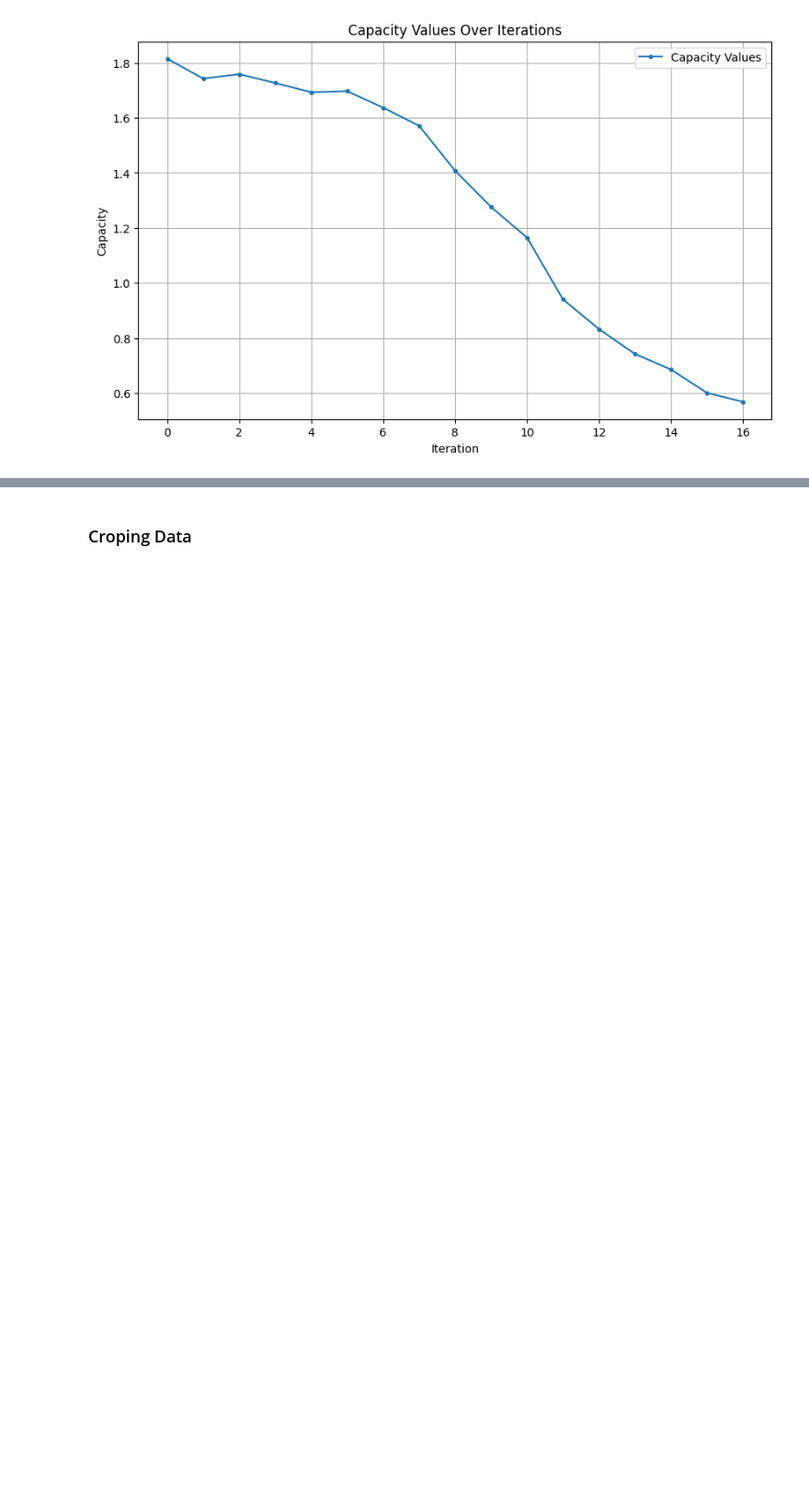
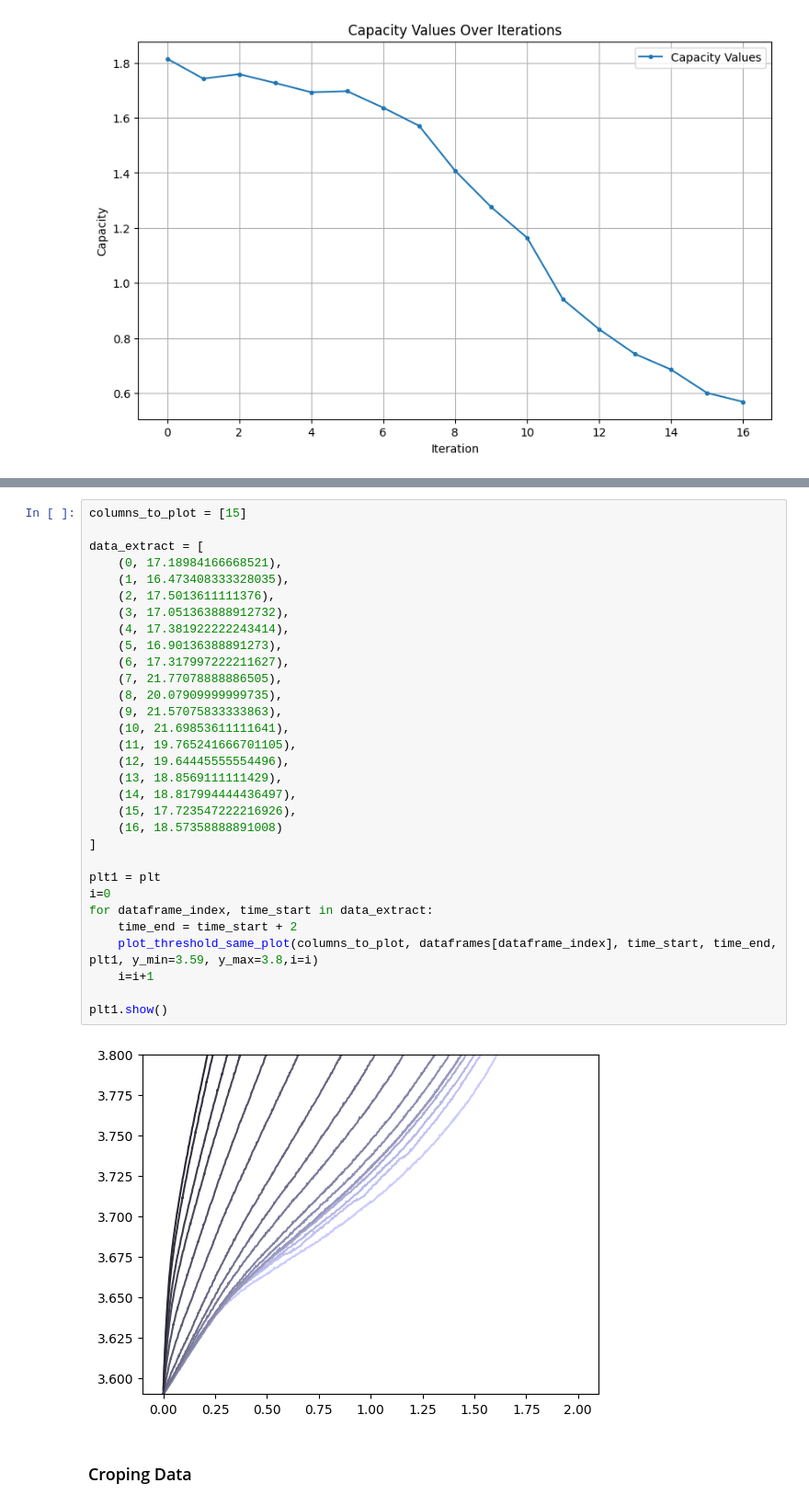
Before and after one commit to umerghafoor/battery-degradation-trajectory-prediction, a Jupyter notebook: lifetimedataExtraction.ipynb, the cells around one changed output, grey strips where cells are left out. Shown at 92% size. Drawn from its saved outputs; the diff is of its cells as text; blank space fills up the shorter version.

```diff
--- a/lifetimedataExtraction.ipynb
+++ b/lifetimedataExtraction.ipynb
@@ -269,3 +236,36 @@ plt.show()
+# %%
+columns_to_plot = [15]
+
+data_extract = [
+    (0, 17.18984166668521),
+    (1, 16.473408333328035),
+    (2, 17.5013611111376),
+    (3, 17.051363888912732),
+    (4, 17.381922222243414),
+    (5, 16.90136388891273),
+    (6, 17.317997222211627),
+    (7, 21.77078888886505),
+    (8, 20.07909999999735),
+    (9, 21.57075833333863),
+    (10, 21.69853611111641),
+    (11, 19.765241666701105),
+    (12, 19.64445555554496),
+    (13, 18.8569111111429),
+    (14, 18.817994444436497),
+    (15, 17.723547222216926),
+    (16, 18.57358888891008)
+]
+
+plt1 = plt
+i=0
+for dataframe_index, time_start in data_extract:
+    time_end = time_start + 2
+    plot_threshold_same_plot(columns_to_plot, dataframes[dataframe_index], time_start, time_end, plt1, y_min=3.59, y_max=3.8,i=i)
+    i=i+1
+
+plt1.show()
+# %% [output]
+[figure, added]
 # %% [markdown]
 ### Croping Data
 # %%
```
Also changed, not shown: parts of 17 cells of this notebook.
